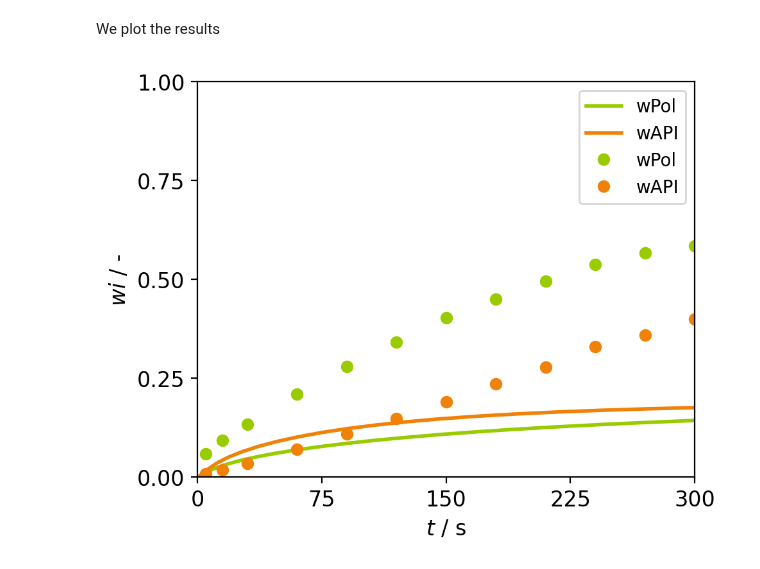
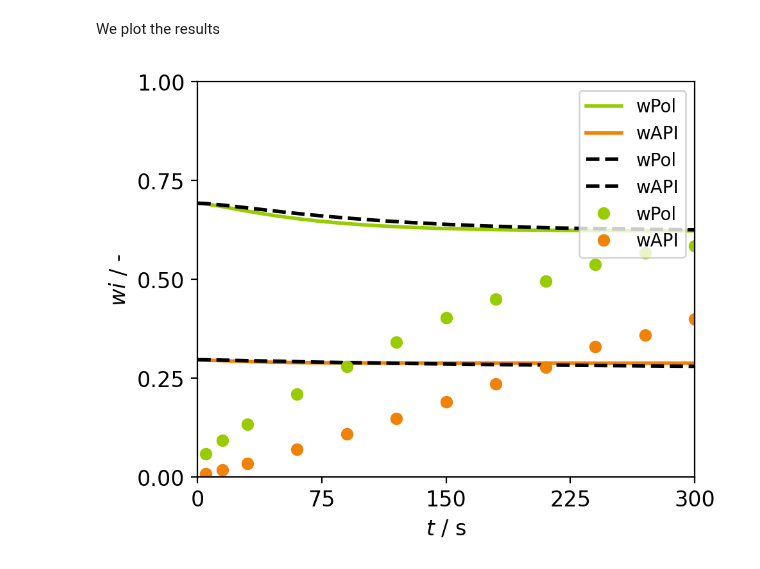
Before and after one commit to Borrdom/diffusionpy, a Jupyter notebook: examples_notebooks/04a_ASD_dissolution_switch.ipynb, the cells around one changed output. Drawn from its saved outputs; the diff is of its cells as text; code cells hidden in the pictures.

```diff
--- a/examples_notebooks/04a_ASD_dissolution_switch.ipynb
+++ b/examples_notebooks/04a_ASD_dissolution_switch.ipynb
@@ -86,5 +86,6 @@ $\left[\begin{array}{rrr}
 
 $Ð_{vec} = \left[\begin{array}{rrr} Ð_{12} & Ð_{13} & Ð_{23} \end{array}\right]$
 # %%
-Dvec=np.asarray([15E-11,2E-12,20E-8])
+Dvec=np.asarray([15E-11,2E-13,20E-14])
 mobile=np.asarray([True,True,True])
+mobiles=np.where(mobile)[0]
@@ -95,11 +96,11 @@ The mass transfer from the ASD to the solution is calculated using a mass transf
 # %%
 nt=21
 t=np.linspace(0,(300*60)**0.5,nt)**2
-taui=np.asarray([200])
+taui=np.asarray([2000])
 from diffusionpy.surface_activity import time_dep_surface
 witB=time_dep_surface(t,wi0,wi8,np.asarray([True,False,False]),taui)
 
-wt,wtz,zvec,Lt=Diffusion_MS(t,L,Dvec,wi0,wi8,Mi,mobile,swelling=True,full_output=True,nz=20,witB=witB)
+wtid,wtz,zvec,Lt=Diffusion_MS(t,L,Dvec,wi0,wi8,Mi,mobile,swelling=True,full_output=True,nz=20,witB=witB)
 # %% [output]
 ------------- Initialization and postprocessing ----------------
 ------------- Start diffusion modeling ----------------
@@ -122,5 +110,9 @@ wt,wtz,zvec,Lt=Diffusion_MS(t,L,Dvec,wi0,wi8,Mi,mobile,swelling=True,full_output
 Now we model the same diffusion problem with non-idealities and with the time-dependant surface concentration
 # %%
 
+wave=(wi0+wi8)/2
+dlnai_dlnwi_fun2=lambda wi: dlnai_dlnxi(T,np.ascontiguousarray(wi),**par)#*wi[:,None]
+Dvec2=DIdeal2DReal(Dvec,wave,wi0,dlnai_dlnwi_fun2(wave),mobile,Mi)
 # wt,wtz,zvec,Lt=Diffusion_MS_iter(t,L,Dvec,wi0,wi8,Mi,mobile,full_output=True,swelling=True,dlnai_dlnwi_fun=dlnai_dlnwi_fun,method="weg",maxit=9,nz=20,witB=witB,kappaii=np.asarray([-1E-4,-1E-4])/4)
-# wt,wtz,zvec,Lt=Diffusion_MS_iter(t,L,Dvec,wi0,wi8,Mi,mobile,full_output=True,swelling=True,dlnai_dlnwi_fun=dlnai_dlnwi_fun,method="weg",maxit=9,nz=20,witB=witB)
+wt,wtz,zvec,Lt=Diffusion_MS_iter(t,L,Dvec2,wi0,wi8,Mi,mobile,full_output=True,swelling=True,dlnai_dlnwi_fun=dlnai_dlnwi_fun,method="weg",maxit=9,nz=20,witB=witB)
+print(wt-wtid)
@@ -127,9 +137,13 @@ Now we model the same diffusion problem with non-idealities and with the time-de
 # %% [markdown]
 Diffusionpy gives the mass fractions in the ASD, so a simple mass balance allows us to refer which amount released in to the solution
 # %%
-notreleased=wt/wi0
-release=1-notreleased
-wt=release
+# notreleased=wt/wi0
+# release=1-notreleased
+# wt=release
+
+# notreleased=wtid/wi0
+# release=1-notreleased
+# wtid=release
 # %% [markdown]
 We can determine the mass dissolved in the dissolution medium by quantifying the mass that leaves the ASD. The initial mass of the ASD and the mass of the dissolution medium must be known
 # %% [markdown]
@@ -150,35 +164,38 @@ fig.subplots_adjust(hspace=0.5, wspace=0.3)
 # ax.plot(t/60,wtid[:,0], "--",color = color1 ,
 #         linewidth = 2.0, label = "wPol")
 # ax.plot(t/60,wtid[:,1], "--",color = color2 ,
 #         linewidth = 2.0, label = "wAPI")
 
 ax.plot(t/60,wt[:,1], "-",color = color1 ,
         linewidth = 2.0, label = "wPol")
 ax.plot(t/60,wt[:,2], "-",color = color2 ,
         linewidth = 2.0, label = "wAPI")
-
+ax.plot(t/60,wtid[:,1], "--",color = "k" ,
+        linewidth = 2.0, label = "wPol")
+ax.plot(t/60,wtid[:,2], "--",color = "k"  ,
+        linewidth = 2.0, label = "wAPI")
 ax.plot(texp,wexp[:,1], "ro",color = color1 ,
         linewidth = 2.0, label = "wPol")
 ax.plot(texp,wexp[:,2], "go",color = color2 ,
         linewidth = 2.0, label = "wAPI")
 
 
 
 ax.legend(fontsize="small")
 ax.set_xlabel('$t$ / s')
 ax.set_ylabel('$wi$ / -')
 ax.axis([0, 300., 0., 1])
 start, end = ax.get_xlim()
 ax.xaxis.set_ticks(np.linspace(start, end, 5))
 start, end = ax.get_ylim()
 ax.yaxis.set_ticks(np.linspace(start, end, 5))
 plt.show()
 
 
 
 # ax2.plot(zexp2*Lt[0],tolu, "o")
 # %% [output]
-[figure, old version]
+[figure, new version]
 # %%
 color1 = "#99CC00"
 color2 = "#F08208"
```
Also changed, not shown: parts of 8 cells of this notebook, 5 other files.
